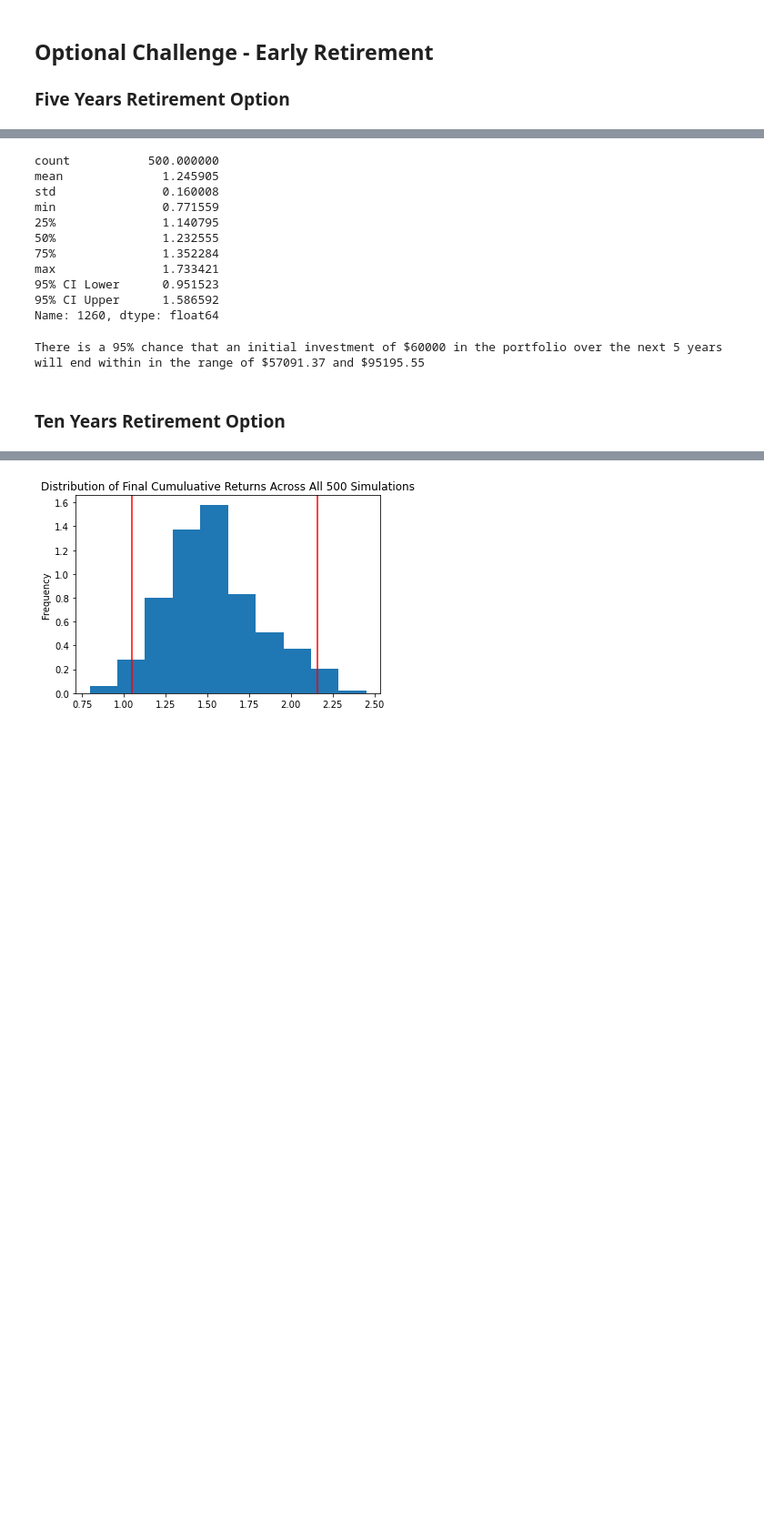
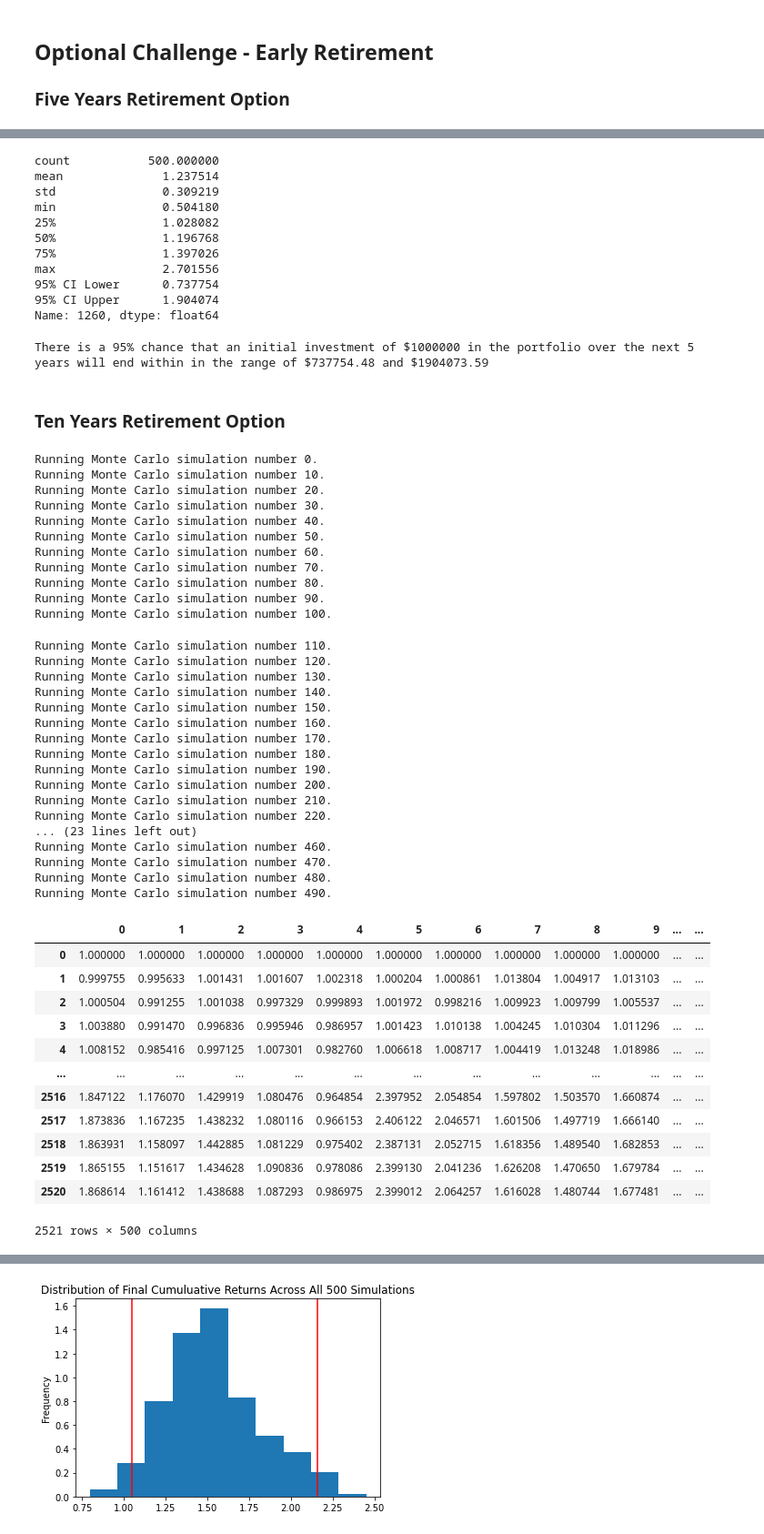
Before and after one commit to JeepCannon/Module5_Challenge, a Jupyter notebook: Module5_Challenge.ipynb, the cells around one changed output, grey strips where cells are left out. Shown at 91% size. Saved outputs shown, nothing was run; the diff lists cells and outputs as text; code cells hidden in the pictures; blank space fills up the shorter version.

```diff
--- a/Module5_Challenge.ipynb
+++ b/Module5_Challenge.ipynb
@@ -483,33 +495,35 @@ Running Monte Carlo simulation number 490.
 # %%
 # Fetch summary statistics from the Monte Carlo simulation results
-# YOUR CODE HERE!
+SummaryStats5 = MC_Portfolio_5.summarize_cumulative_return()
 
 # Print summary statistics
-# YOUR CODE HERE!
+print(SummaryStats5)
 # %% [output]
 count           500.000000
-mean              1.245905
-std               0.160008
-min               0.771559
-25%               1.140795
-50%               1.232555
-75%               1.352284
-max               1.733421
-95% CI Lower      0.951523
-95% CI Upper      1.586592
+mean              1.237514
+std               0.309219
+min               0.504180
+25%               1.028082
+50%               1.196768
+75%               1.397026
+max               2.701556
+95% CI Lower      0.737754
+95% CI Upper      1.904074
 Name: 1260, dtype: float64
 # %%
 # Set initial investment
-# YOUR CODE HERE!
+BIG_initial_investment = 1000000
 
 # Use the lower and upper `95%` confidence intervals to calculate the range of the possible outcomes of our $60,000
-# YOUR CODE HERE!
+ci_lower5 = round(SummaryStats5[8]*BIG_initial_investment,2)
+ci_upper5 = round(SummaryStats5[9]*BIG_initial_investment,2)
+
 
 # Print results
-print(f"There is a 95% chance that an initial investment of ${initial_investment} in the portfolio"
+print(f"There is a 95% chance that an initial investment of ${BIG_initial_investment} in the portfolio"
       f" over the next 5 years will end within in the range of"
-      f" ${ci_lower_five} and ${ci_upper_five}")
+      f" ${ci_lower5} and ${ci_upper5}")
 # %% [output]
-There is a 95% chance that an initial investment of $60000 in the portfolio over the next 5 years will end within in the range of $57091.37 and $95195.55
+There is a 95% chance that an initial investment of $1000000 in the portfolio over the next 5 years will end within in the range of $737754.48 and $1904073.59
 # %% [markdown]
 ### Ten Years Retirement Option
@@ -516,4 +539,46 @@ There is a 95% chance that an initial investment of $60000 in the portfolio over
 # %%
-# Configuring a Monte Carlo simulation to forecast 10 years cumulative returns
-# YOUR CODE HERE!
+# Running a Monte Carlo simulation to forecast 10 years cumulative returns
+MC_Portfolio_10.calc_cumulative_return()
 # multiply 252 by number of years!!!
+# %% [output]
+Running Monte Carlo simulation number 0.
+Running Monte Carlo simulation number 10.
+Running Monte Carlo simulation number 20.
+Running Monte Carlo simulation number 30.
+Running Monte Carlo simulation number 40.
+Running Monte Carlo simulation number 50.
+Running Monte Carlo simulation number 60.
+Running Monte Carlo simulation number 70.
+Running Monte Carlo simulation number 80.
+Running Monte Carlo simulation number 90.
+Running Monte Carlo simulation number 100.
+Running Monte Carlo simulation number 110.
+Running Monte Carlo simulation number 120.
+Running Monte Carlo simulation number 130.
+Running Monte Carlo simulation number 140.
+Running Monte Carlo simulation number 150.
+Running Monte Carlo simulation number 160.
+Running Monte Carlo simulation number 170.
+Running Monte Carlo simulation number 180.
+Running Monte Carlo simulation number 190.
+Running Monte Carlo simulation number 200.
+Running Monte Carlo simulation number 210.
+Running Monte Carlo simulation number 220.
+... (23 lines left out)
+Running Monte Carlo simulation number 460.
+Running Monte Carlo simulation number 470.
+Running Monte Carlo simulation number 480.
+Running Monte Carlo simulation number 490.
+|  | 0 | 1 | 2 | 3 | 4 | 5 | 6 | 7 | 8 | 9 | ... | ... |
+| 0 | 1.000000 | 1.000000 | 1.000000 | 1.000000 | 1.000000 | 1.000000 | 1.000000 | 1.000000 | 1.000000 | 1.000000 | ... | ... |
+| 1 | 0.999755 | 0.995633 | 1.001431 | 1.001607 | 1.002318 | 1.000204 | 1.000861 | 1.013804 | 1.004917 | 1.013103 | ... | ... |
+| 2 | 1.000504 | 0.991255 | 1.001038 | 0.997329 | 0.999893 | 1.001972 | 0.998216 | 1.009923 | 1.009799 | 1.005537 | ... | ... |
+| 3 | 1.003880 | 0.991470 | 0.996836 | 0.995946 | 0.986957 | 1.001423 | 1.010138 | 1.004245 | 1.010304 | 1.011296 | ... | ... |
+| 4 | 1.008152 | 0.985416 | 0.997125 | 1.007301 | 0.982760 | 1.006618 | 1.008717 | 1.004419 | 1.013248 | 1.018986 | ... | ... |
+| ... | ... | ... | ... | ... | ... | ... | ... | ... | ... | ... | ... | ... |
+| 2516 | 1.847122 | 1.176070 | 1.429919 | 1.080476 | 0.964854 | 2.397952 | 2.054854 | 1.597802 | 1.503570 | 1.660874 | ... | ... |
+| 2517 | 1.873836 | 1.167235 | 1.438232 | 1.080116 | 0.966153 | 2.406122 | 2.046571 | 1.601506 | 1.497719 | 1.666140 | ... | ... |
+| 2518 | 1.863931 | 1.158097 | 1.442885 | 1.081229 | 0.975402 | 2.387131 | 2.052715 | 1.618356 | 1.489540 | 1.682853 | ... | ... |
+| 2519 | 1.865155 | 1.151617 | 1.434628 | 1.090836 | 0.978086 | 2.399130 | 2.041236 | 1.626208 | 1.470650 | 1.679784 | ... | ... |
+| 2520 | 1.868614 | 1.161412 | 1.438688 | 1.087293 | 0.986975 | 2.399012 | 2.064257 | 1.616028 | 1.480744 | 1.677481 | ... | ... |
+2521 rows × 500 columns
```
Also changed, not shown: parts of 14 cells of this notebook.
